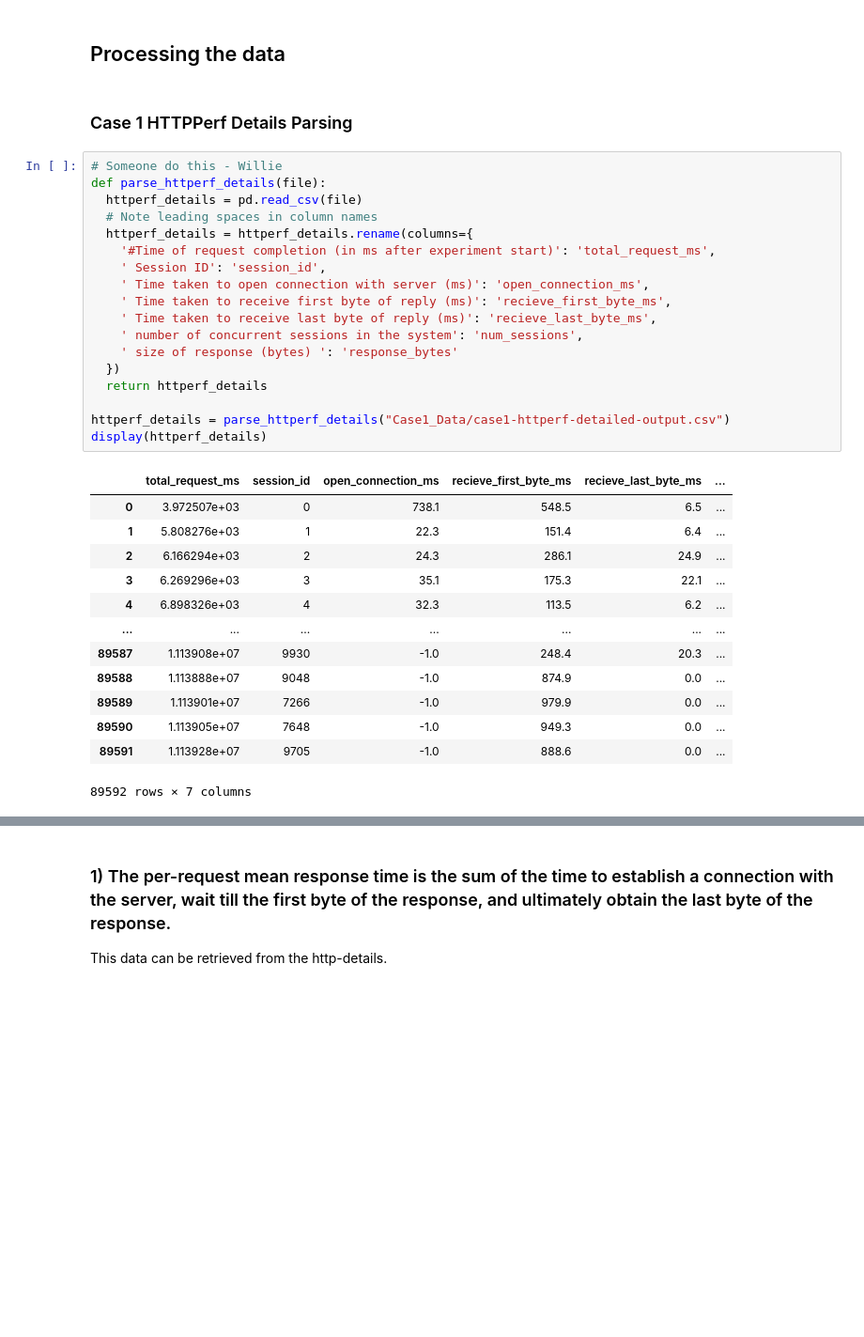
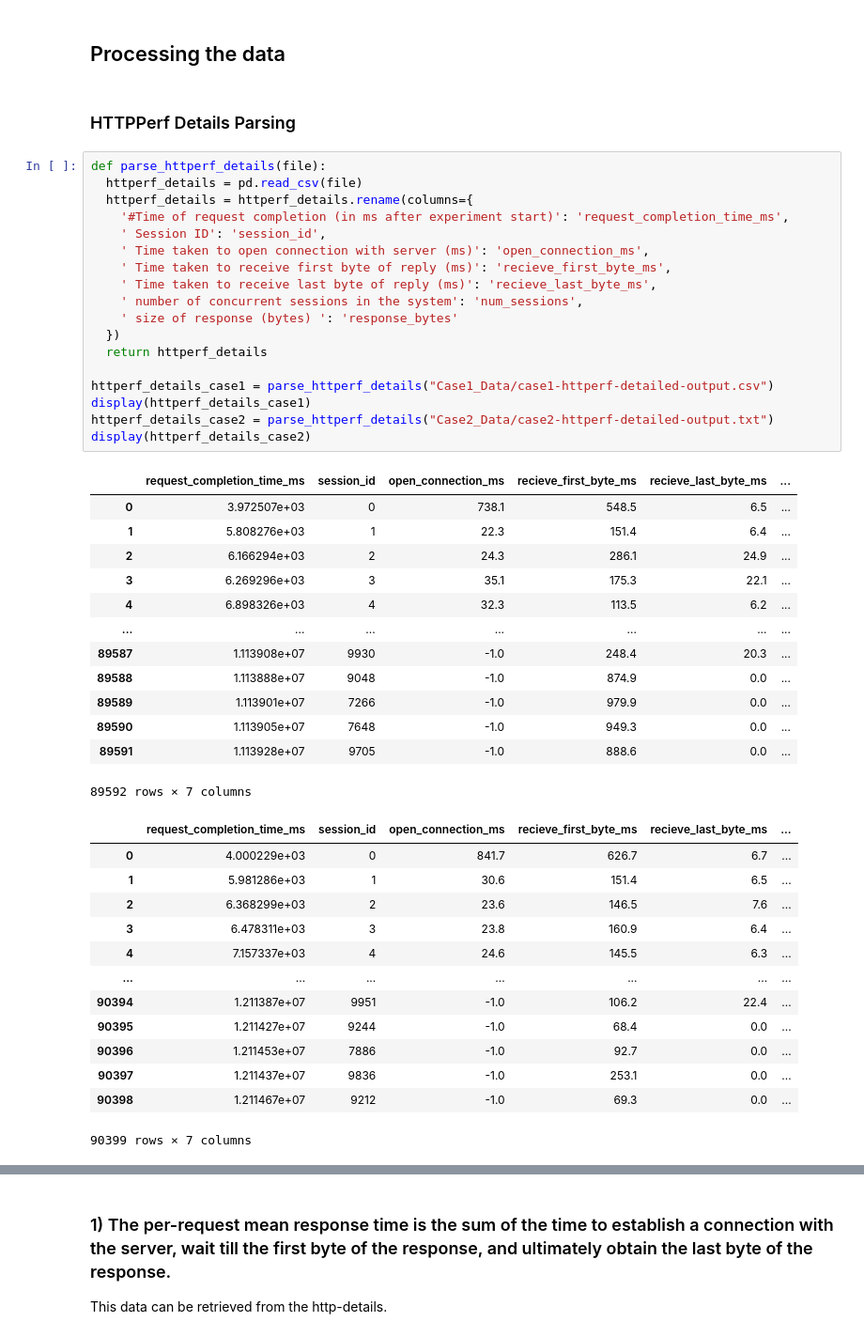
Before and after one commit to Kakkarrot/Big-Data-Energy-2.0, a Jupyter notebook: imp.ipynb, the cells around one changed output, grey strips where cells are left out. Shown: that part at 94% size. Cells and saved outputs as stored; diff of their text form; blank space fills up the shorter version.

```diff
--- a/imp.ipynb
+++ b/imp.ipynb
@@ -50,27 +50,27 @@ print(df.head(5))
 # %% [markdown]
 ## Processing the data
 # %% [markdown]
-### Case 1 HTTPPerf Details Parsing
+### HTTPPerf Details Parsing
 # %%
-# Someone do this - Willie
 def parse_httperf_details(file):
   httperf_details = pd.read_csv(file)
-  # Note leading spaces in column names
   httperf_details = httperf_details.rename(columns={
-    '#Time of request completion (in ms after experiment start)': 'total_request_ms',
+    '#Time of request completion (in ms after experiment start)': 'request_completion_time_ms',
     ' Session ID': 'session_id',
     ' Time taken to open connection with server (ms)': 'open_connection_ms',
     ' Time taken to receive first byte of reply (ms)': 'recieve_first_byte_ms',
     ' Time taken to receive last byte of reply (ms)': 'recieve_last_byte_ms',
     ' number of concurrent sessions in the system': 'num_sessions',
     ' size of response (bytes) ': 'response_bytes'
   })
   return httperf_details
 
-httperf_details = parse_httperf_details("Case1_Data/case1-httperf-detailed-output.csv")
-display(httperf_details)
+httperf_details_case1 = parse_httperf_details("Case1_Data/case1-httperf-detailed-output.csv")
+display(httperf_details_case1)
+httperf_details_case2 = parse_httperf_details("Case2_Data/case2-httperf-detailed-output.txt")
+display(httperf_details_case2)
 # %% [output]
-|  | total_request_ms | session_id | open_connection_ms | recieve_first_byte_ms | recieve_last_byte_ms | ... |
+|  | request_completion_time_ms | session_id | open_connection_ms | recieve_first_byte_ms | recieve_last_byte_ms | ... |
 | 0 | 3.972507e+03 | 0 | 738.1 | 548.5 | 6.5 | ... |
 | 1 | 5.808276e+03 | 1 | 22.3 | 151.4 | 6.4 | ... |
 | 2 | 6.166294e+03 | 2 | 24.3 | 286.1 | 24.9 | ... |
@@ -83,4 +83,17 @@ display(httperf_details)
 | 89590 | 1.113905e+07 | 7648 | -1.0 | 949.3 | 0.0 | ... |
 | 89591 | 1.113928e+07 | 9705 | -1.0 | 888.6 | 0.0 | ... |
 89592 rows × 7 columns
+|  | request_completion_time_ms | session_id | open_connection_ms | recieve_first_byte_ms | recieve_last_byte_ms | ... |
+| 0 | 4.000229e+03 | 0 | 841.7 | 626.7 | 6.7 | ... |
+| 1 | 5.981286e+03 | 1 | 30.6 | 151.4 | 6.5 | ... |
+| 2 | 6.368299e+03 | 2 | 23.6 | 146.5 | 7.6 | ... |
+| 3 | 6.478311e+03 | 3 | 23.8 | 160.9 | 6.4 | ... |
+| 4 | 7.157337e+03 | 4 | 24.6 | 145.5 | 6.3 | ... |
+| ... | ... | ... | ... | ... | ... | ... |
+| 90394 | 1.211387e+07 | 9951 | -1.0 | 106.2 | 22.4 | ... |
+| 90395 | 1.211427e+07 | 9244 | -1.0 | 68.4 | 0.0 | ... |
+| 90396 | 1.211453e+07 | 7886 | -1.0 | 92.7 | 0.0 | ... |
+| 90397 | 1.211437e+07 | 9836 | -1.0 | 253.1 | 0.0 | ... |
+| 90398 | 1.211467e+07 | 9212 | -1.0 | 69.3 | 0.0 | ... |
+90399 rows × 7 columns
 # %% [markdown]
```
Also changed, not shown: parts of 8 cells of this notebook.
